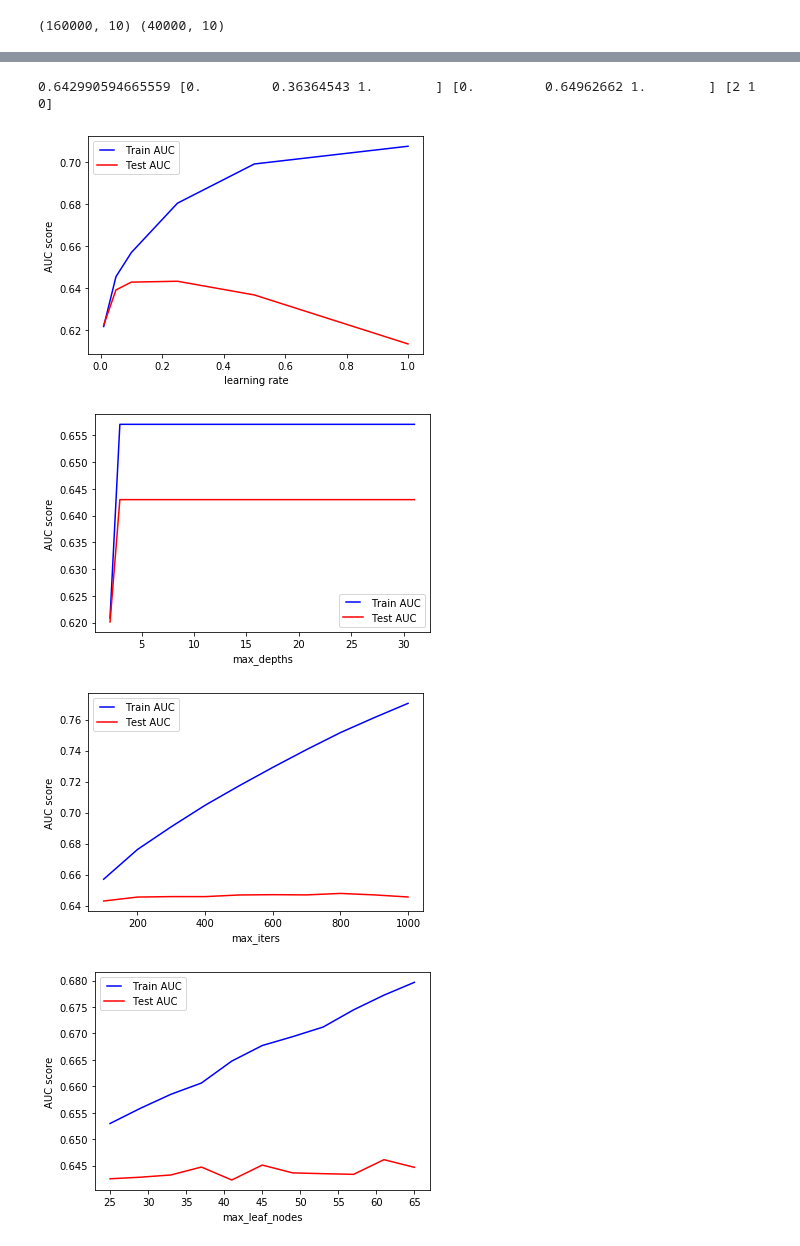
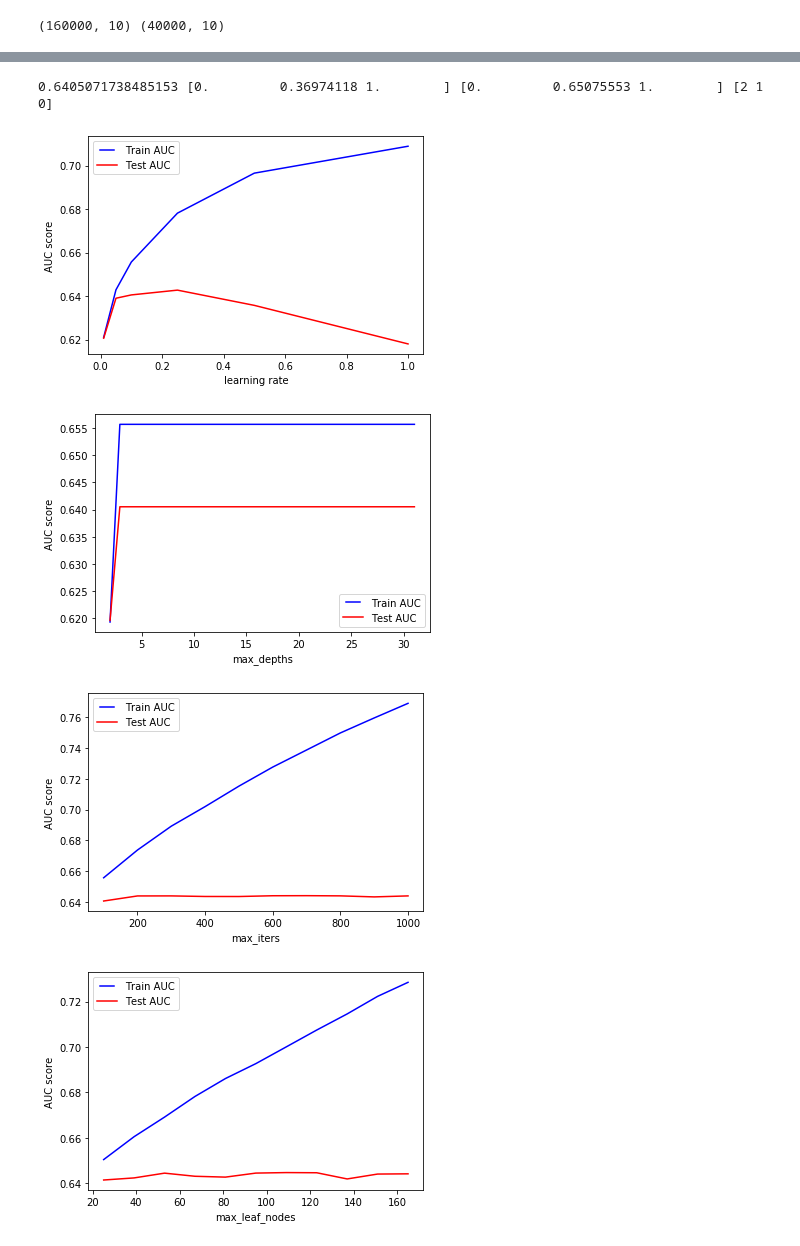
Before and after one commit to nugzar/mics-w207, a Jupyter notebook: final/w207_project.ipynb, the cells around one changed output, grey strips where cells are left out. Drawn from its saved outputs; the diff is of its cells as text; code cells hidden in the pictures.

Commit message:
Added data files

```diff
--- a/final/w207_project.ipynb
+++ b/final/w207_project.ipynb
@@ -151,7 +155,7 @@ datatypes = {
     'HasDetections': np.int8
 }
 
-full_features = pd.read_csv('../csv/full_v11_engineered.csv', dtype=datatypes, index_col="MachineIdentifier")
+full_features = pd.read_csv('bruteforced_engineered.csv', dtype=datatypes, index_col="MachineIdentifier")
 full_labels = full_features["HasDetections"]
 
 # Dropping labels ["HasDetections"] from training dataset
@@ -309,0 +332,18 @@ PCA =  10 saga logreg_accuracy_score 0.562025
+# %%
+# Trying logistic regression with regularized data
+# The accuracy score would be 0.607825
+
+solvers = ['newton-cg', 'lbfgs', 'liblinear', 'sag', 'saga']
+
+for s in solvers:
+    # instantiate the model
+    logreg = LogisticRegression(solver=s)
+
+    # fit the model with data
+    logreg.fit(normalized_train_features, train_labels)
+
+    # store the predicted response values
+    y_pred = logreg.predict(normalized_test_features)
+    logreg_accuracy_score = accuracy_score(test_labels, y_pred)
+
+    print('Features', normalized_train_features.shape[1], s, 'logreg_accuracy_score', logreg_accuracy_score)
@@ -314,6 +360,7 @@ algorithms = {
     "RandomForest": ske.RandomForestClassifier(n_estimators=50,random_state=123),
     "GradientBoosting": ske.GradientBoostingClassifier(n_estimators=50,random_state=123),
     "AdaBoost": ske.AdaBoostClassifier(n_estimators=200,random_state=123),
+    "Neural Net MLP": MLPClassifier(random_state=123),
 }
 # %%
 results = {}
@@ -402,8 +449,9 @@ false_positive_rate, true_positive_rate, thresholds = roc_curve(test_labels, pre
 roc_auc = auc(false_positive_rate, true_positive_rate)
 print(roc_auc, false_positive_rate, true_positive_rate, thresholds)
 # %% [output]
-0.642990594665559 [0.         0.36364543 1.        ] [0.         0.64962662 1.        ] [2 1 0]
+0.6405071738485153 [0.         0.36974118 1.        ] [0.         0.65075553 1.        ] [2 1 0]
 # %%
+# Playing with learning rate
 learning_rates = [1, 0.5, 0.25, 0.1, 0.05, 0.01]
 
 train_results = []
@@ -433,8 +481,9 @@ plt.ylabel('AUC score')
 plt.xlabel('learning rate')
 plt.show()
 # %% [output]
-[figure, old version]
+[figure, new version]
 # %%
+# Playing with max depth
 max_depths = np.linspace(2, 31, 32, endpoint=True)
 
 train_results = []
@@ -464,8 +513,9 @@ plt.ylabel('AUC score')
 plt.xlabel('max_depths')
 plt.show()
 # %% [output]
-[figure, old version]
+[figure, new version]
 # %%
+# Playing with max iterations
 max_iters = np.linspace(100, 1000, 10, endpoint=True)
 
 train_results = []
@@ -495,36 +545,37 @@ plt.ylabel('AUC score')
 plt.xlabel('max_iters')
 plt.show()
 # %% [output]
-[figure, old version]
+[figure, new version]
 # %%
-max_leaf_nodes = np.linspace(25, 65, 11, endpoint=True)
+# Playing with max leaf nodes
+max_leaf_nodes = np.linspace(25, 165, 11, endpoint=True)
 
 train_results = []
 test_results = []
 
 for max_leaf_node in max_leaf_nodes:
    model = ske.HistGradientBoostingClassifier(random_state=123,max_leaf_nodes=int(max_leaf_node))
    model.fit(normalized_train_features, train_labels)
    train_pred = model.predict(normalized_train_features)
 
    false_positive_rate, true_positive_rate, thresholds = roc_curve(train_labels, train_pred)
    roc_auc = auc(false_positive_rate, true_positive_rate)
    train_results.append(roc_auc)
 
    test_pred = model.predict(normalized_test_features)
    false_positive_rate, true_positive_rate, thresholds = roc_curve(test_labels, test_pred)
    roc_auc = auc(false_positive_rate, true_positive_rate)
    test_results.append(roc_auc)
 
 from matplotlib.legend_handler import HandlerLine2D
 
 line1, = plt.plot(max_leaf_nodes, train_results, 'b', label='Train AUC')
 line2, = plt.plot(max_leaf_nodes, test_results, 'r', label='Test AUC')
 
 plt.legend(handler_map={line1: HandlerLine2D(numpoints=2)})
 plt.ylabel('AUC score')
 plt.xlabel('max_leaf_nodes')
 plt.show()
 # %% [output]
-[figure, old version]
+[figure, new version]
 # %%
```
Also changed, not shown: parts of 17 cells of this notebook, 6 other files.
